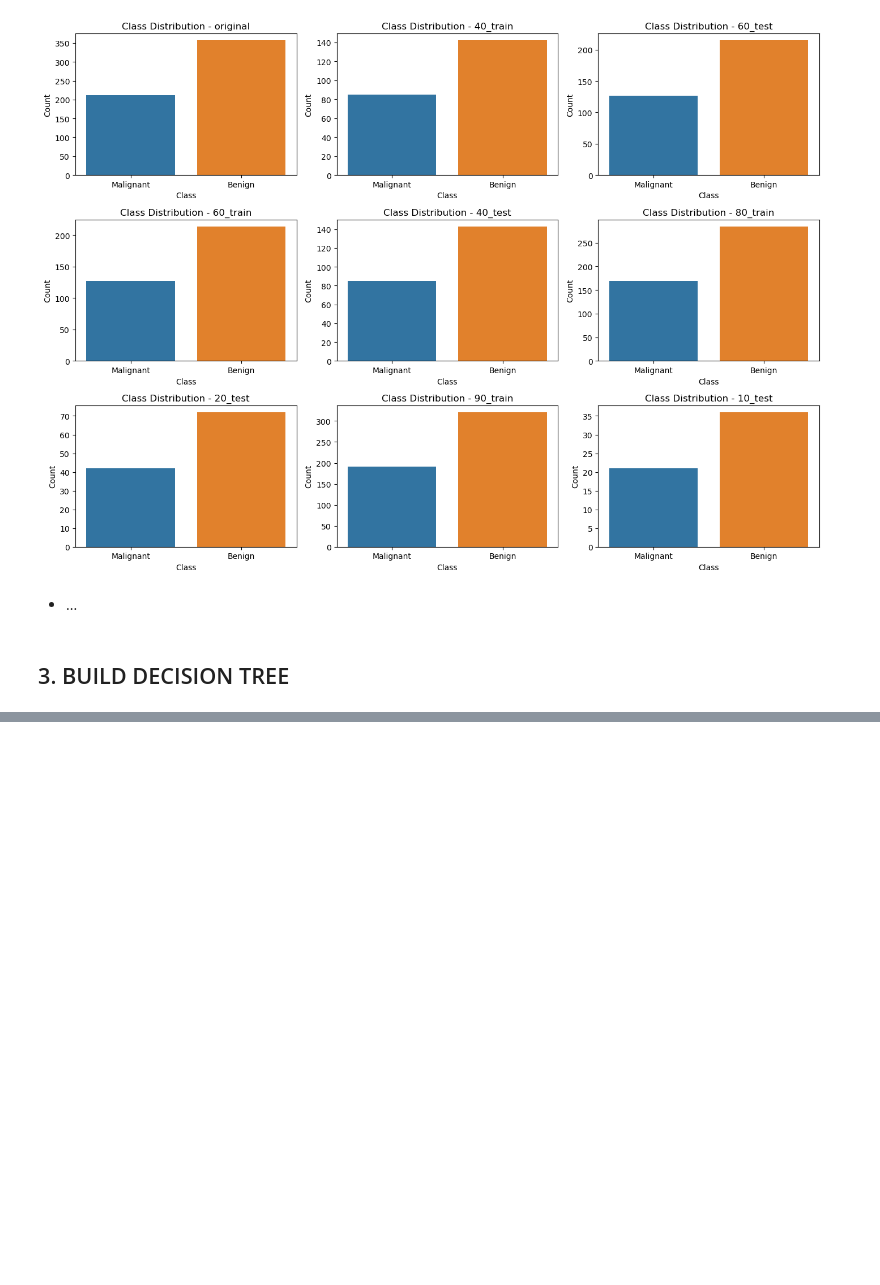
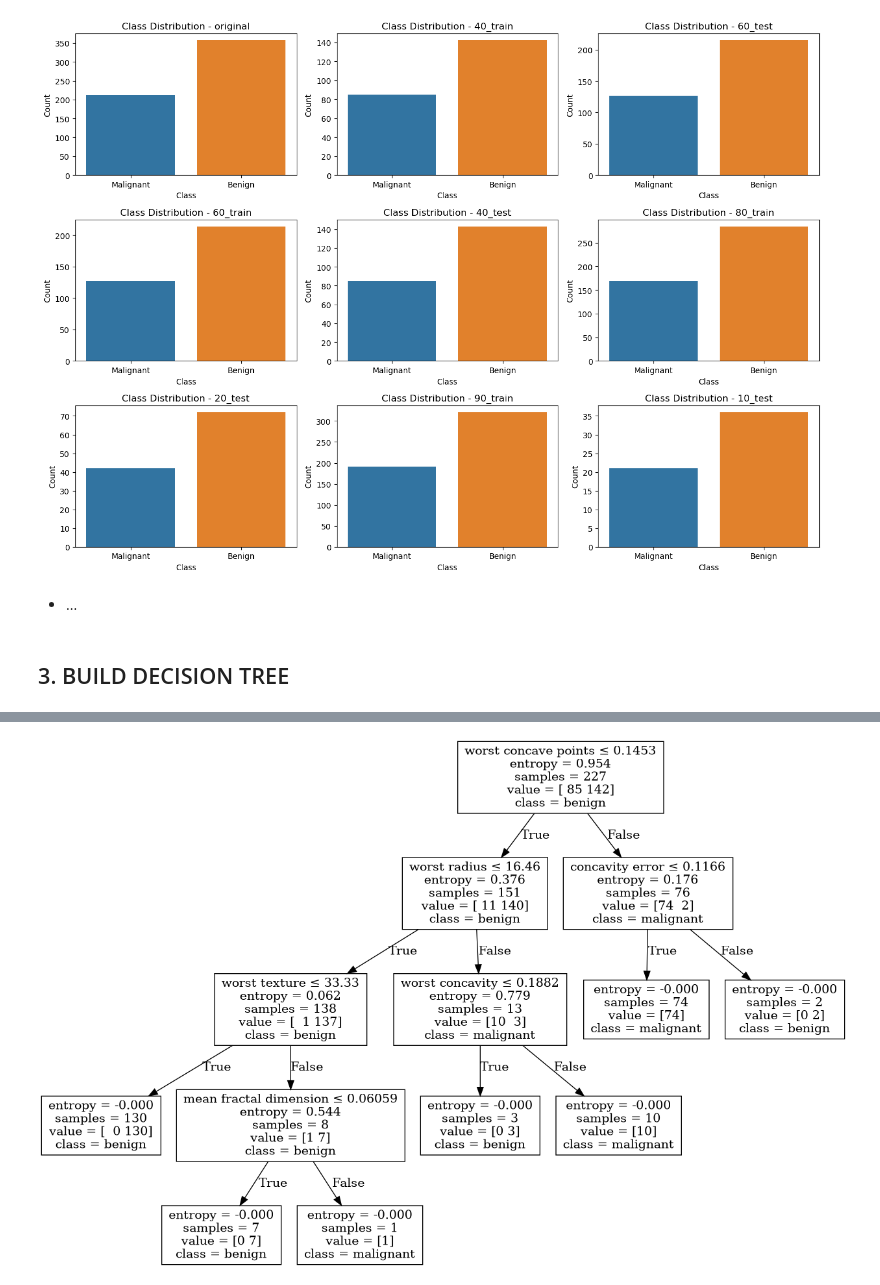
Before and after one commit to Tuyen572004/Decision-Tree, a Jupyter notebook: Source/Cancer/DecisionTree_Cancer.ipynb, the cells around one changed output, grey strips where cells are left out. Drawn from its saved outputs; the diff is of its cells as text; code cells hidden in the pictures; blank space fills up the shorter version.

```diff
--- a/Source/Cancer/DecisionTree_Cancer.ipynb
+++ b/Source/Cancer/DecisionTree_Cancer.ipynb
@@ -172,6 +83,0 @@ class DecisionTree:
-# %%
-home_tree = DecisionTree(max_depth=3)
-home_tree.fit(X, y)
-
-y_prediction = home_tree.predict(X_test)
-print("Accuracy:", accuracy_score(y_test, y_prediction))
@@ -179,0 +245,34 @@ Accuracy: 0.631578947368421
+# %%
+def visualize_tree(node, graph=None, parent=None, edge_label=""):
+    """
+    Chuyển đổi cây quyết định từ Node thành định dạng Graphviz.
+    :param node: Node gốc của cây
+    :param graph: Đối tượng Graphviz Digraph
+    :param parent: Node cha trong đồ thị
+    :param edge_label: Nhãn cạnh nối từ parent tới node
+    """
+    if graph is None:
+        graph = Digraph()
+        graph.attr("node", shape="box")
+
+    # Tạo nút cho node hiện tại
+    node_label = node.summary()  # Tóm tắt thông tin node
+    current_node_id = str(id(node))
+    graph.node(current_node_id, node_label)
+
+    # Nếu có parent, vẽ cạnh nối
+    if parent is not None:
+        graph.edge(str(id(parent)), current_node_id, label=edge_label)
+
+    # Nếu không phải node lá, đệ quy vẽ tiếp
+    if not node.is_leaf():
+        visualize_tree(node.left, graph, node, edge_label=f"True")
+        visualize_tree(node.right, graph, node, edge_label=f"False")
+
+    return graph
+
+tree_graph = visualize_tree(dt.root)
+tree_graph.render("decision_tree", format="png", cleanup=True)
+Image("decision_tree.png")
+# %% [output]
+[figure, added]
```
Also changed, not shown: parts of 11 cells of this notebook, 1 other file.
